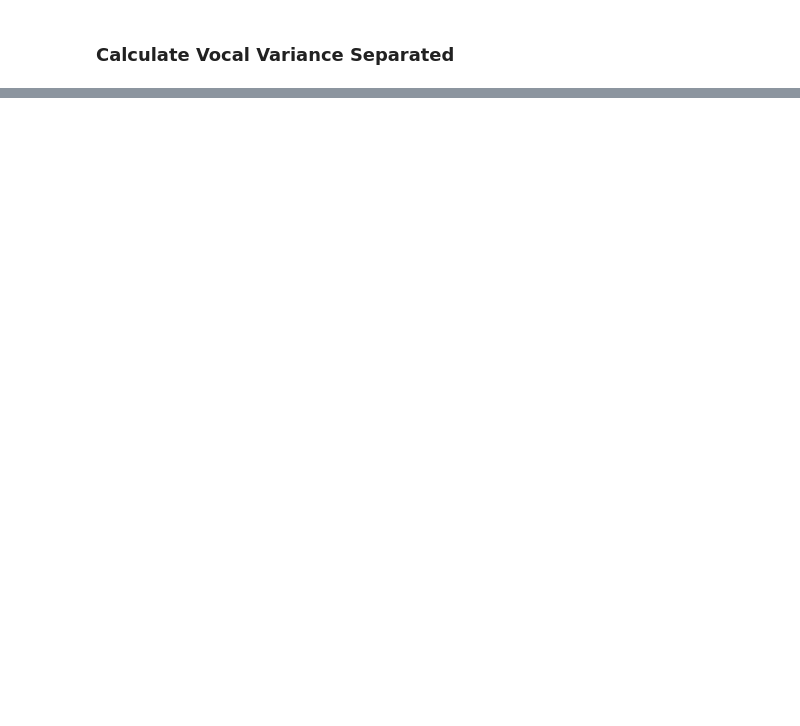
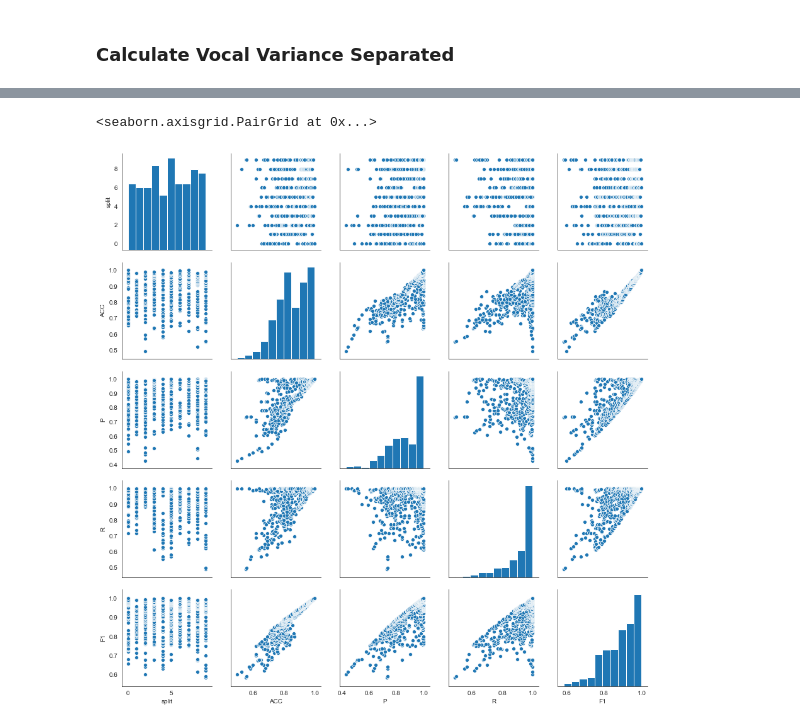
Before and after one commit to shayenne/vocaldetection, a Jupyter notebook: scripts/Lehner_SVD-2014.ipynb, the cells around one changed output, grey strips where cells are left out. Drawn from its saved outputs; the diff is of its cells as text; code cells hidden in the pictures; blank space fills up the shorter version.

```diff
--- a/scripts/Lehner_SVD-2014.ipynb
+++ b/scripts/Lehner_SVD-2014.ipynb
@@ -464,0 +366,5 @@ plt.title('Singing Precision-Recall curve: AP={0:0.2f}'.format(
+# %%
+sns.pairplot(data=results_rf)
+# %% [output]
+<seaborn.axisgrid.PairGrid at 0x...>
+[figure, added]
```
Also changed, not shown: parts of 58 cells of this notebook.
